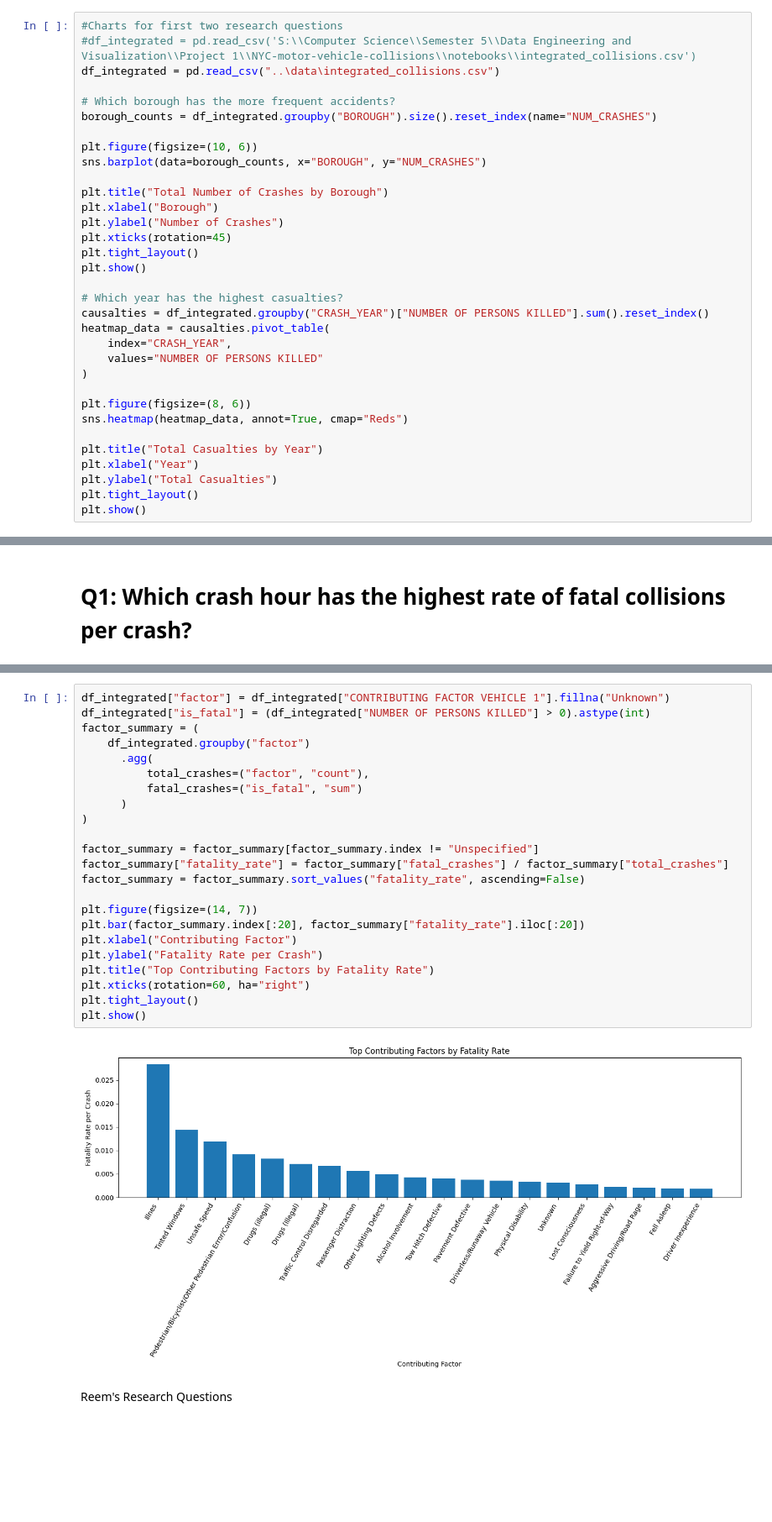
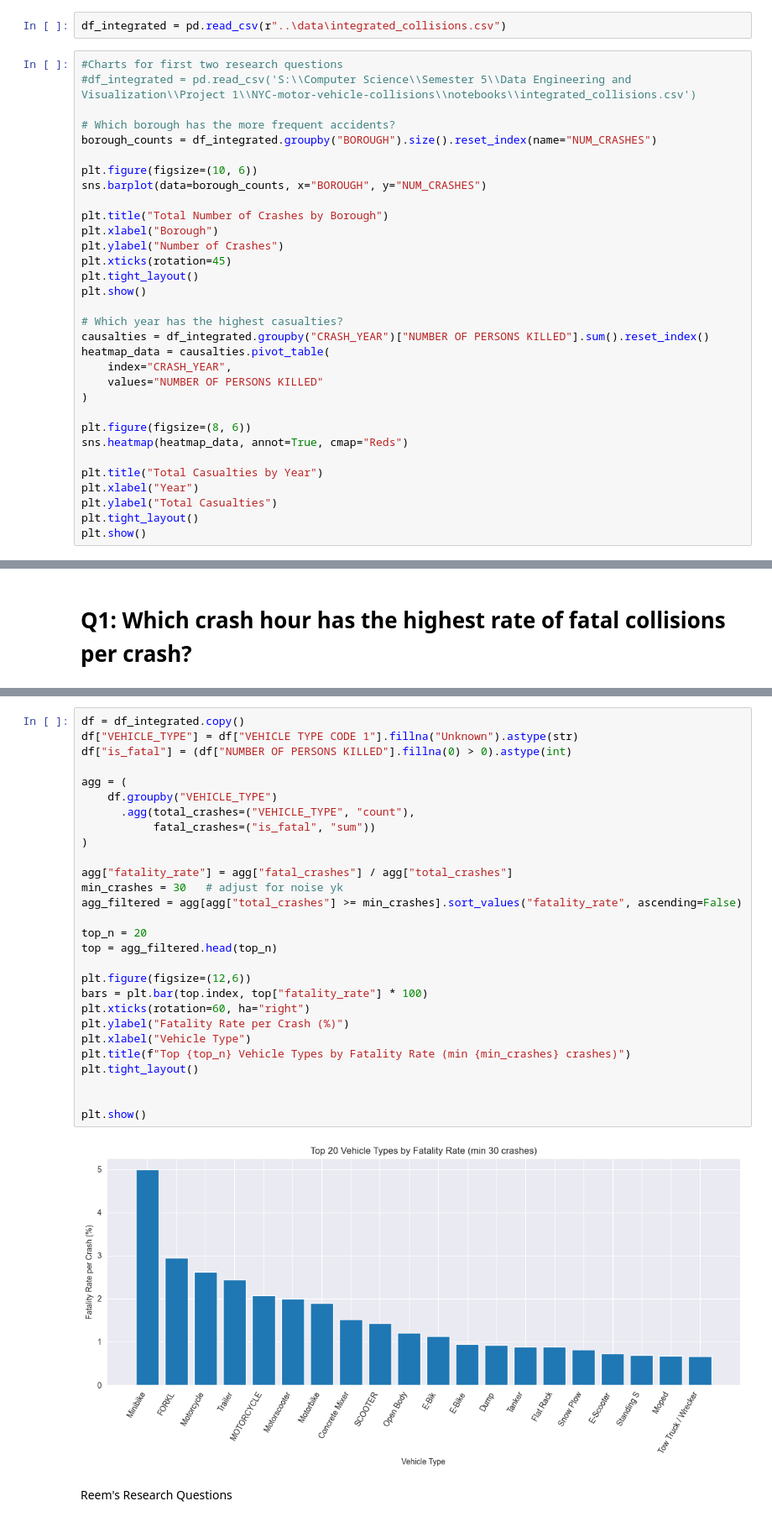
Before and after one commit to SarahRaafat/NYC-motor-vehicle-collisions, a Jupyter notebook: notebooks/Milestone1.ipynb, the cells around one changed output, grey strips where cells are left out. Shown at 84% size. Drawn from its saved outputs; the diff is of its cells as text; blank space fills up the shorter version.

```diff
--- a/notebooks/Milestone1.ipynb
+++ b/notebooks/Milestone1.ipynb
@@ -1631,9 +1420,10 @@ Requirement already satisfied: typing-extensions>=4.4.0 in c:\users\sara\appdata
 # %% [markdown]
 Gamila's Research Questions
+# %%
+df_integrated = pd.read_csv(r"..\data\integrated_collisions.csv")
 # %%
 #Charts for first two research questions
 #df_integrated = pd.read_csv('S:\\Computer Science\\Semester 5\\Data Engineering and Visualization\\Project 1\\NYC-motor-vehicle-collisions\\notebooks\\integrated_collisions.csv')
-df_integrated = pd.read_csv("..\data\integrated_collisions.csv")
 
 # Which borough has the more frequent accidents?
 borough_counts = df_integrated.groupby("BOROUGH").size().reset_index(name="NUM_CRASHES")
@@ -1762,28 +1551,33 @@ plt.show()
 # %%
-df_integrated["factor"] = df_integrated["CONTRIBUTING FACTOR VEHICLE 1"].fillna("Unknown")
-df_integrated["is_fatal"] = (df_integrated["NUMBER OF PERSONS KILLED"] > 0).astype(int)
-factor_summary = (
-    df_integrated.groupby("factor")
-      .agg(
-          total_crashes=("factor", "count"),
-          fatal_crashes=("is_fatal", "sum")
-      )
+df = df_integrated.copy()
+df["VEHICLE_TYPE"] = df["VEHICLE TYPE CODE 1"].fillna("Unknown").astype(str)
+df["is_fatal"] = (df["NUMBER OF PERSONS KILLED"].fillna(0) > 0).astype(int)
+
+agg = (
+    df.groupby("VEHICLE_TYPE")
+      .agg(total_crashes=("VEHICLE_TYPE", "count"),
+           fatal_crashes=("is_fatal", "sum"))
 )
 
-factor_summary = factor_summary[factor_summary.index != "Unspecified"]
-factor_summary["fatality_rate"] = factor_summary["fatal_crashes"] / factor_summary["total_crashes"]
-factor_summary = factor_summary.sort_values("fatality_rate", ascending=False)
+agg["fatality_rate"] = agg["fatal_crashes"] / agg["total_crashes"]
+min_crashes = 30   # adjust for noise yk
+agg_filtered = agg[agg["total_crashes"] >= min_crashes].sort_values("fatality_rate", ascending=False)
 
-plt.figure(figsize=(14, 7))
-plt.bar(factor_summary.index[:20], factor_summary["fatality_rate"].iloc[:20])
-plt.xlabel("Contributing Factor")
-plt.ylabel("Fatality Rate per Crash")
-plt.title("Top Contributing Factors by Fatality Rate")
+top_n = 20
+top = agg_filtered.head(top_n)
+
+plt.figure(figsize=(12,6))
+bars = plt.bar(top.index, top["fatality_rate"] * 100)
 plt.xticks(rotation=60, ha="right")
+plt.ylabel("Fatality Rate per Crash (%)")
+plt.xlabel("Vehicle Type")
+plt.title(f"Top {top_n} Vehicle Types by Fatality Rate (min {min_crashes} crashes)")
 plt.tight_layout()
+
+
 plt.show()
 # %% [output]
-[figure, old version]
+[figure, new version]
 # %% [markdown]
 Reem's Research Questions
 # %% [markdown]
```
Also changed, not shown: parts of 36 cells of this notebook.
